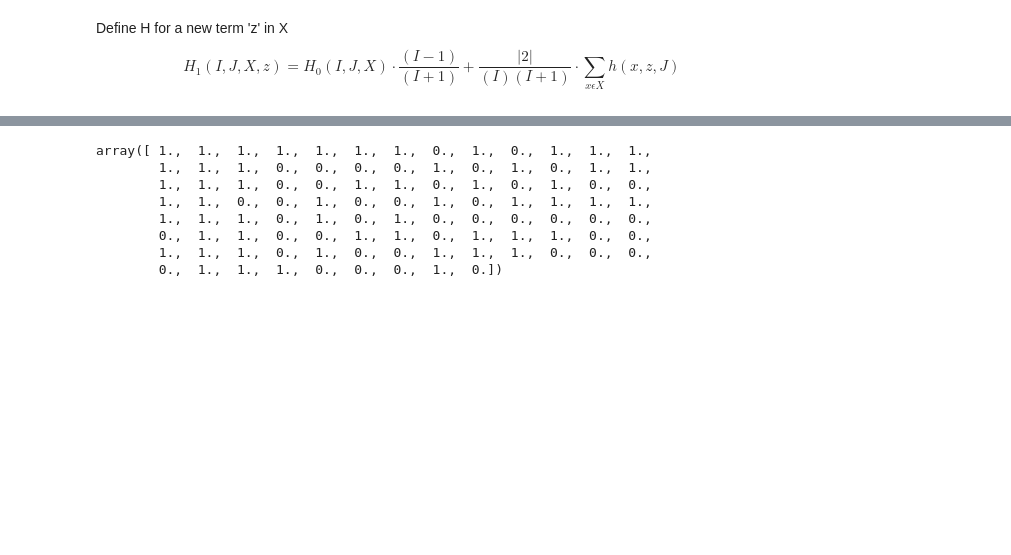
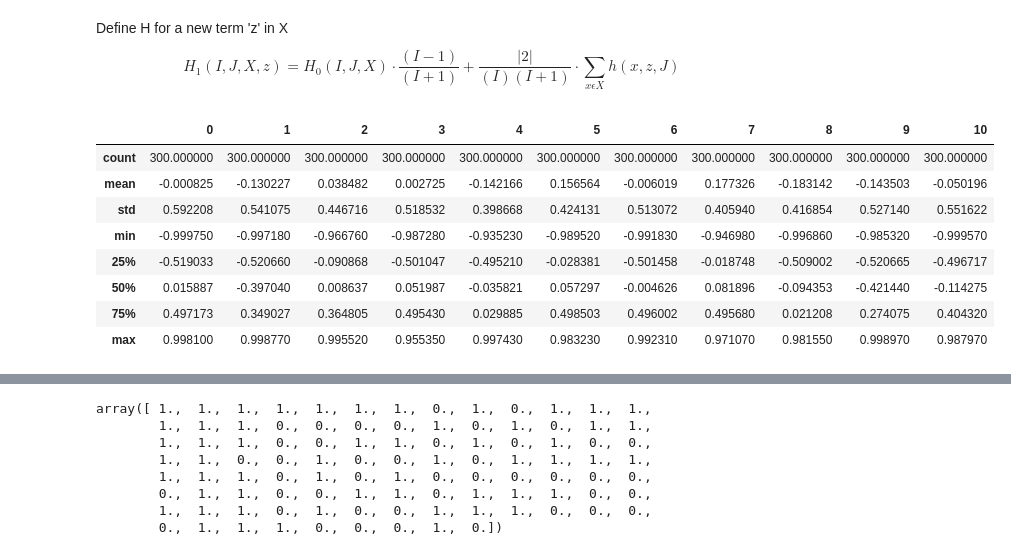
Before and after one commit to josechudev/GeneExpressionBiClustering, a Jupyter notebook: Notebooks/3.1 TS-RAPOOC.ipynb, the cells around one changed output, grey strips where cells are left out. Saved outputs shown, nothing was run; the diff lists cells and outputs as text; code cells hidden in the pictures; blank space fills up the shorter version.

```diff
--- a/Notebooks/3.1 TS-RAPOOC.ipynb
+++ b/Notebooks/3.1 TS-RAPOOC.ipynb
@@ -31,6 +31,20 @@ Define H for a new term 'z' in X
 $$
 H_{1}(I,J,X,z) =H_{0}(I,J,X) \cdot \frac{(I-1)}{(I+1)} + \frac{|2|}{(I)(I+1)} \cdot \sum_{x \epsilon X} {h(x,z,J)}
 $$
+# %%
+data = pd.read_csv('TestData/SimulatedDataCoherence/BiclusterABC_high.csv',header=None)
+# data = (data - 0.5) * 2.0
+data.describe()
+# %% [output]
+|  | 0 | 1 | 2 | 3 | 4 | 5 | 6 | 7 | 8 | 9 | 10 |
+| count | 300.000000 | 300.000000 | 300.000000 | 300.000000 | 300.000000 | 300.000000 | 300.000000 | 300.000000 | 300.000000 | 300.000000 | 300.000000 |
+| mean | -0.000825 | -0.130227 | 0.038482 | 0.002725 | -0.142166 | 0.156564 | -0.006019 | 0.177326 | -0.183142 | -0.143503 | -0.050196 |
+| std | 0.592208 | 0.541075 | 0.446716 | 0.518532 | 0.398668 | 0.424131 | 0.513072 | 0.405940 | 0.416854 | 0.527140 | 0.551622 |
+| min | -0.999750 | -0.997180 | -0.966760 | -0.987280 | -0.935230 | -0.989520 | -0.991830 | -0.946980 | -0.996860 | -0.985320 | -0.999570 |
+| 25% | -0.519033 | -0.520660 | -0.090868 | -0.501047 | -0.495210 | -0.028381 | -0.501458 | -0.018748 | -0.509002 | -0.520665 | -0.496717 |
+| 50% | 0.015887 | -0.397040 | 0.008637 | 0.051987 | -0.035821 | 0.057297 | -0.004626 | 0.081896 | -0.094353 | -0.421440 | -0.114275 |
+| 75% | 0.497173 | 0.349027 | 0.364805 | 0.495430 | 0.029885 | 0.498503 | 0.496002 | 0.495680 | 0.021208 | 0.274075 | 0.404320 |
+| max | 0.998100 | 0.998770 | 0.995520 | 0.955350 | 0.997430 | 0.983230 | 0.992310 | 0.971070 | 0.981550 | 0.998970 | 0.987970 |
 # %%
 class ClusterMaps(object):
     def __init__(self, rho=None, gamma=None, H = 0):
```
Also changed, not shown: parts of 8 cells of this notebook.
